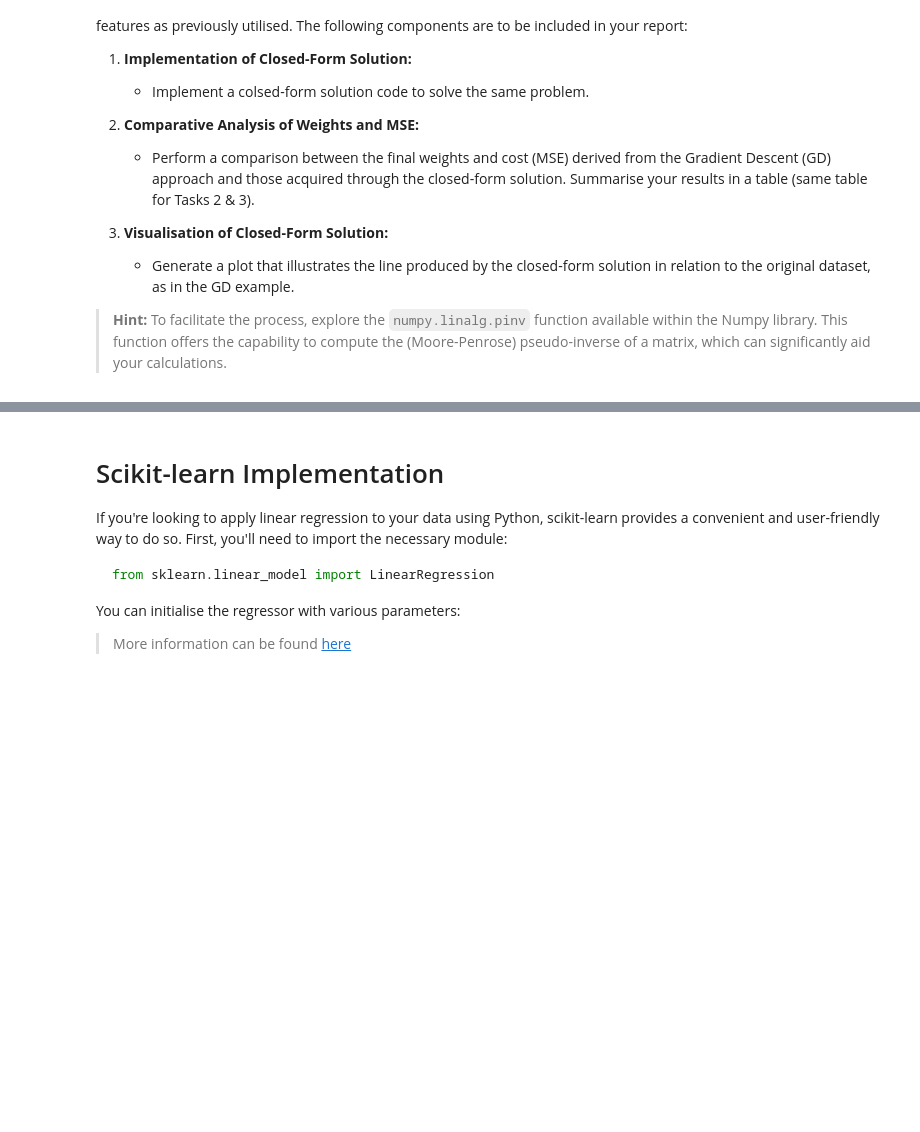
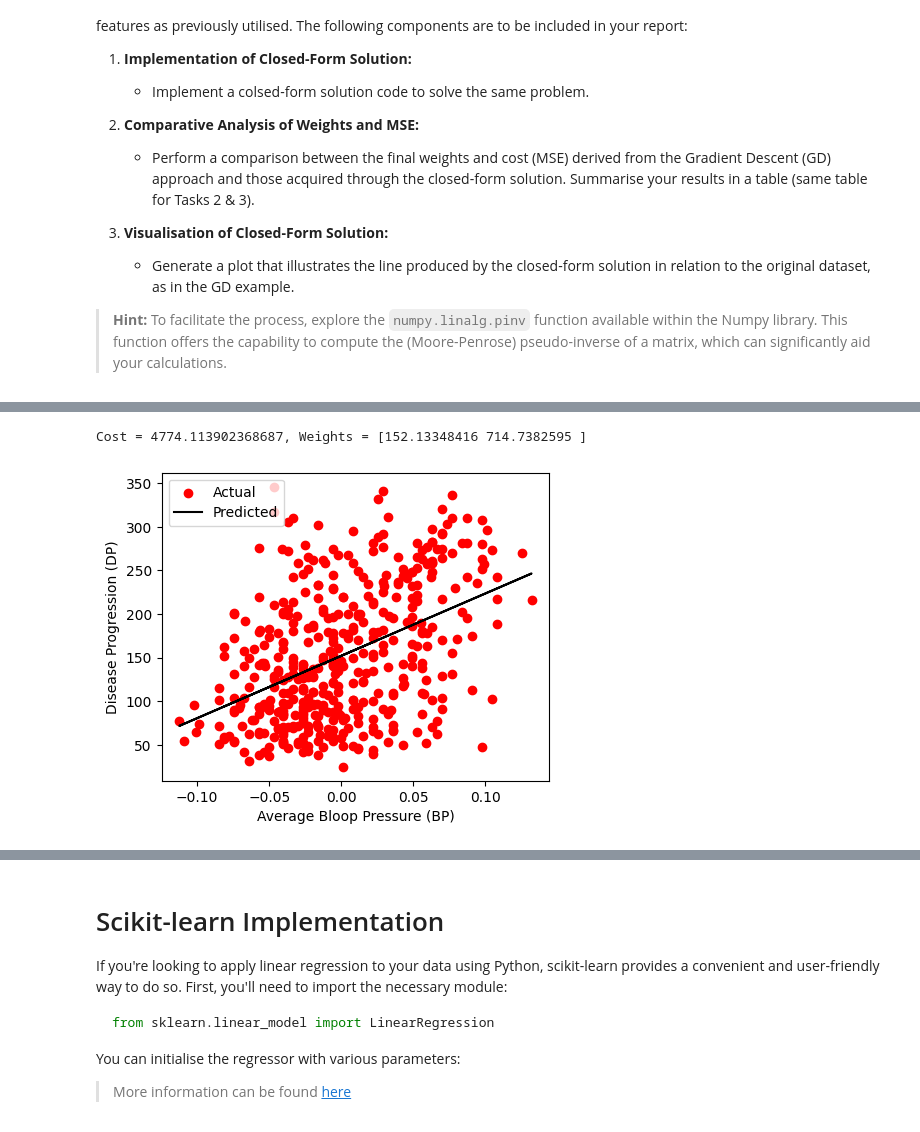
Before and after one commit to RandomCloneTrooper/ML, a Jupyter notebook: 02_ML_LR.ipynb, the cells around one changed output, grey strips where cells are left out. Cells and saved outputs as stored; diff of their text form; code cells hidden in the pictures; blank space fills up the shorter version.

```diff
--- a/02_ML_LR.ipynb
+++ b/02_ML_LR.ipynb
@@ -376,3 +409,30 @@ W =
+# %%
+# function to plot the predicted line vs real data
+def plot_line(X,W,Y):
+    """Plot a line from slope and intercept"""
+    y_vals = predict_dp(X,W)
+    plt.figure(figsize=(5, 4))
+    plt.xlabel('Average Bloop Pressure (BP)')
+    plt.ylabel('Disease Progression (DP)')
+    plt.scatter(X[:,1],Y, color='red', label='Actual')
+    plt.plot(X[:,1], y_vals, color='black', label='Predicted')
+    plt.legend(loc='upper left')
+    plt.show()
+# %%
+# Task 2 (continued)
+X_M = []
+X = diabetes_data["bp"]
+for i in X:
+  X_M.append([1, i])
+Y = diabetes_data["DP"]
+
+W = np.matmul(np.linalg.pinv(np.matmul(np.transpose(X_M), X_M)), np.matmul(np.transpose(X_M), Y))
+X = np.column_stack((np.ones(len(X)),X))
+print(f"Cost = {cost(X,W,Y)}, Weights = {W}")
+plot_line(X,W,Y)
+# %% [output]
+Cost = 4774.113902368687, Weights = [152.13348416 714.7382595 ]
+[figure, added]
 # %%
 # Task 2 (continued)
 lr = 0.9
```
Also changed, not shown: parts of 17 cells of this notebook.
